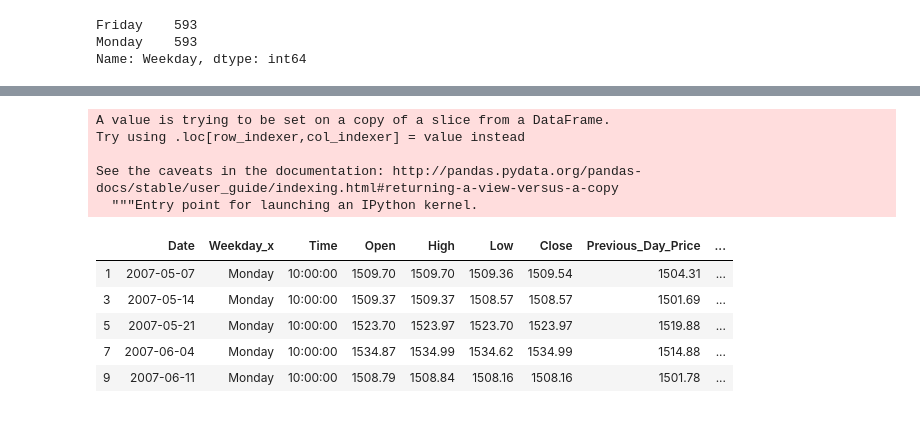
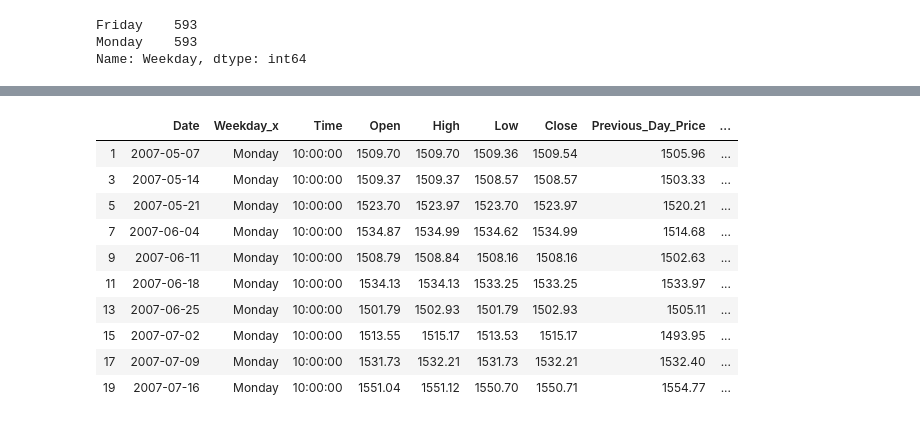
Before and after one commit to jbell1991/weekend-effect, a Jupyter notebook: weekend-effect.ipynb, the cells around one changed output, grey strips where cells are left out. Drawn from its saved outputs; the diff is of its cells as text; code cells hidden in the pictures.

```diff
--- a/weekend-effect.ipynb
+++ b/weekend-effect.ipynb
@@ -228,8 +230,8 @@ Name: Weekday, dtype: int64
 # %%
 # calculate percentage change
 weekend_ex_holidays['Previous_Day_Price'] = weekend_ex_holidays['Open'].shift(1)
-weekend_ex_holidays['Percentage_Change'] = (weekend_ex_holidays['Open'] /
-                                            weekend_ex_holidays['Previous_Day_Price']) - 1
+weekend_ex_holidays['Percentage_Change'] = ((weekend_ex_holidays['Open'] /
+                                             weekend_ex_holidays['Previous_Day_Price']) - 1) * 100
 weekend_ex_holidays
 # %% [output]
 |  | Date | Weekday | Time | Open | High | Low | Close | Previous_Day_Price | Percentage_Change |
@@ -269,7 +271,7 @@ weekend_ex_holidays
 # %%
 # determining if Friday direction
 friday_direction = df[((df['Weekday'] == 'Friday') & (df['Time'] == '09:30:00')) |
-                      ((df['Weekday'] == 'Friday') & (df['Time'] == '15:00:00')) ]
+                      ((df['Weekday'] == 'Friday') & (df['Time'] == friday_afternoon)) ]
 friday_direction.head()
 # %% [output]
 |  | Date | Weekday | Time | Open | High | Low | Close |
@@ -281,8 +283,8 @@ friday_direction.head()
 # %%
 # calculate percentage change
 friday_direction['Friday_9:30_Price'] = friday_direction['Open'].shift(1)
-friday_direction['Percentage_Change_Friday'] = (friday_direction['Open'] /
-                                         friday_direction['Friday_9:30_Price']) - 1
+friday_direction['Percentage_Change_Friday'] = ((friday_direction['Open'] /
+                                                 friday_direction['Friday_9:30_Price']) - 1) * 100
 friday_direction
 # %% [output]
 A value is trying to be set on a copy of a slice from a DataFrame.
@@ -314,7 +316,7 @@ friday_direction['Price_Direction_Friday'] = friday_direction['Percentage_Change
     lambda x: 1 if x > 0 else 0)
 # look at Mondays only to get return and direction by holding over the weekend
 friday_direction = friday_direction[(friday_direction['Weekday'] == 'Friday') &
-                                    (friday_direction['Time'] == '15:00:00')]
+                                    (friday_direction['Time'] == friday_afternoon)]
 friday_direction = friday_direction[['Date', 'Weekday', 'Friday_9:30_Price','Percentage_Change_Friday',
                                      'Price_Direction_Friday']]
 friday_direction.head()
@@ -407,19 +409,19 @@ def label_direction(row):
         return 'Friday Down, Weekend Down'
 # %%
 weekend_return['Friday_v_Weekend'] = weekend_return.apply(lambda row: label_direction(row), axis=1)
-weekend_return.head()
+weekend_return.head(10)
 # %% [output]
-A value is trying to be set on a copy of a slice from a DataFrame.
-Try using .loc[row_indexer,col_indexer] = value instead
-
-See the caveats in the documentation: http://pandas.pydata.org/pandas-docs/stable/user_guide/indexing.html#returning-a-view-versus-a-copy
-  """Entry point for launching an IPython kernel.
 |  | Date | Weekday_x | Time | Open | High | Low | Close | Previous_Day_Price | ... |
-| 1 | 2007-05-07 | Monday | 10:00:00 | 1509.70 | 1509.70 | 1509.36 | 1509.54 | 1504.31 | ... |
-| 3 | 2007-05-14 | Monday | 10:00:00 | 1509.37 | 1509.37 | 1508.57 | 1508.57 | 1501.69 | ... |
-| 5 | 2007-05-21 | Monday | 10:00:00 | 1523.70 | 1523.97 | 1523.70 | 1523.97 | 1519.88 | ... |
-| 7 | 2007-06-04 | Monday | 10:00:00 | 1534.87 | 1534.99 | 1534.62 | 1534.99 | 1514.88 | ... |
-| 9 | 2007-06-11 | Monday | 10:00:00 | 1508.79 | 1508.84 | 1508.16 | 1508.16 | 1501.78 | ... |
+| 1 | 2007-05-07 | Monday | 10:00:00 | 1509.70 | 1509.70 | 1509.36 | 1509.54 | 1505.96 | ... |
+| 3 | 2007-05-14 | Monday | 10:00:00 | 1509.37 | 1509.37 | 1508.57 | 1508.57 | 1503.33 | ... |
+| 5 | 2007-05-21 | Monday | 10:00:00 | 1523.70 | 1523.97 | 1523.70 | 1523.97 | 1520.21 | ... |
+| 7 | 2007-06-04 | Monday | 10:00:00 | 1534.87 | 1534.99 | 1534.62 | 1534.99 | 1514.68 | ... |
+| 9 | 2007-06-11 | Monday | 10:00:00 | 1508.79 | 1508.84 | 1508.16 | 1508.16 | 1502.63 | ... |
+| 11 | 2007-06-18 | Monday | 10:00:00 | 1534.13 | 1534.13 | 1533.25 | 1533.25 | 1533.97 | ... |
+| 13 | 2007-06-25 | Monday | 10:00:00 | 1501.79 | 1502.93 | 1501.79 | 1502.93 | 1505.11 | ... |
+| 15 | 2007-07-02 | Monday | 10:00:00 | 1513.55 | 1515.17 | 1513.53 | 1515.17 | 1493.95 | ... |
+| 17 | 2007-07-09 | Monday | 10:00:00 | 1531.73 | 1532.21 | 1531.73 | 1532.21 | 1532.40 | ... |
+| 19 | 2007-07-16 | Monday | 10:00:00 | 1551.04 | 1551.12 | 1550.70 | 1550.71 | 1554.77 | ... |
 # %%
 weekend_return['Friday_v_Weekend'].value_counts()
 # %% [output]
```
Also changed, not shown: parts of 27 cells of this notebook.
